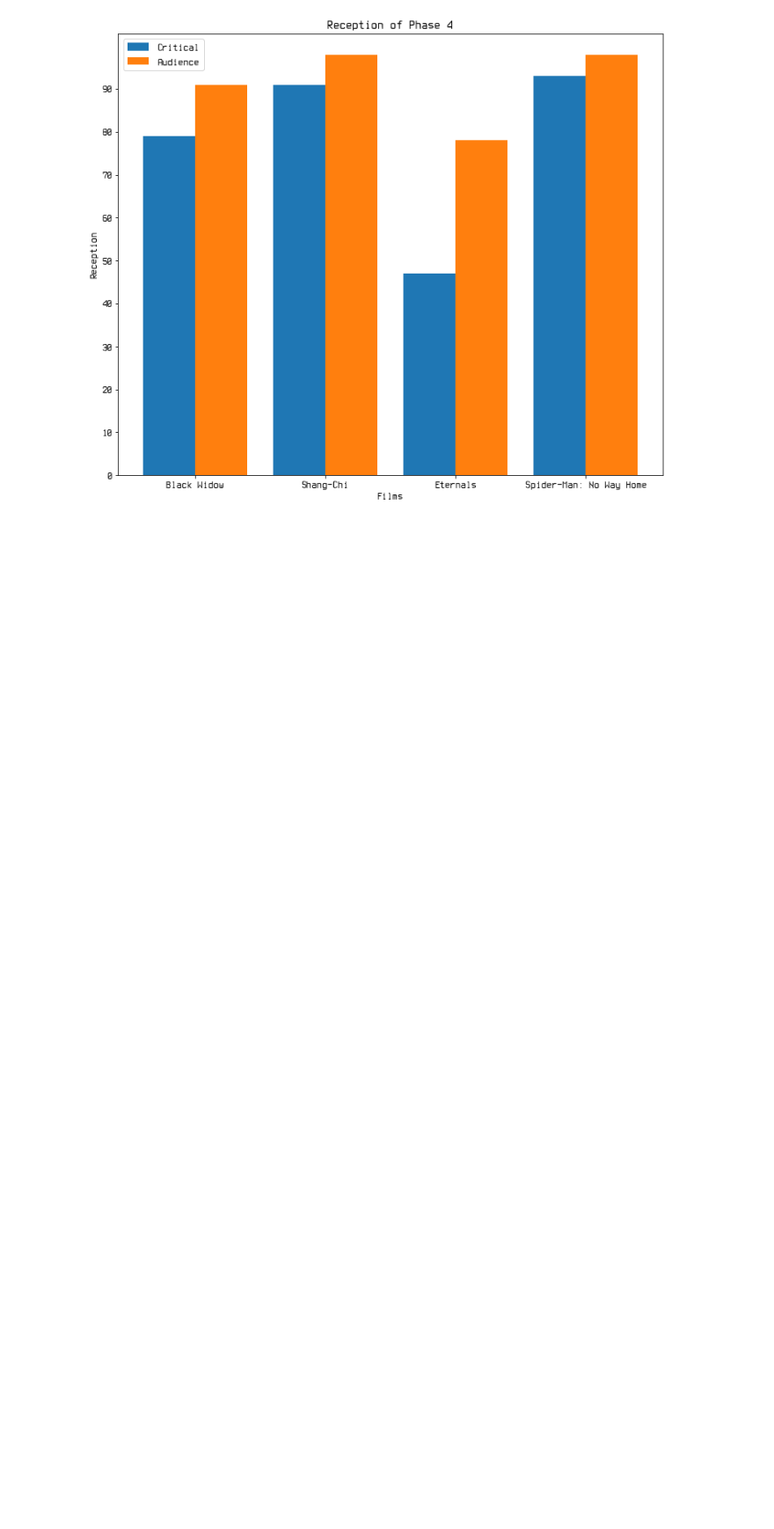
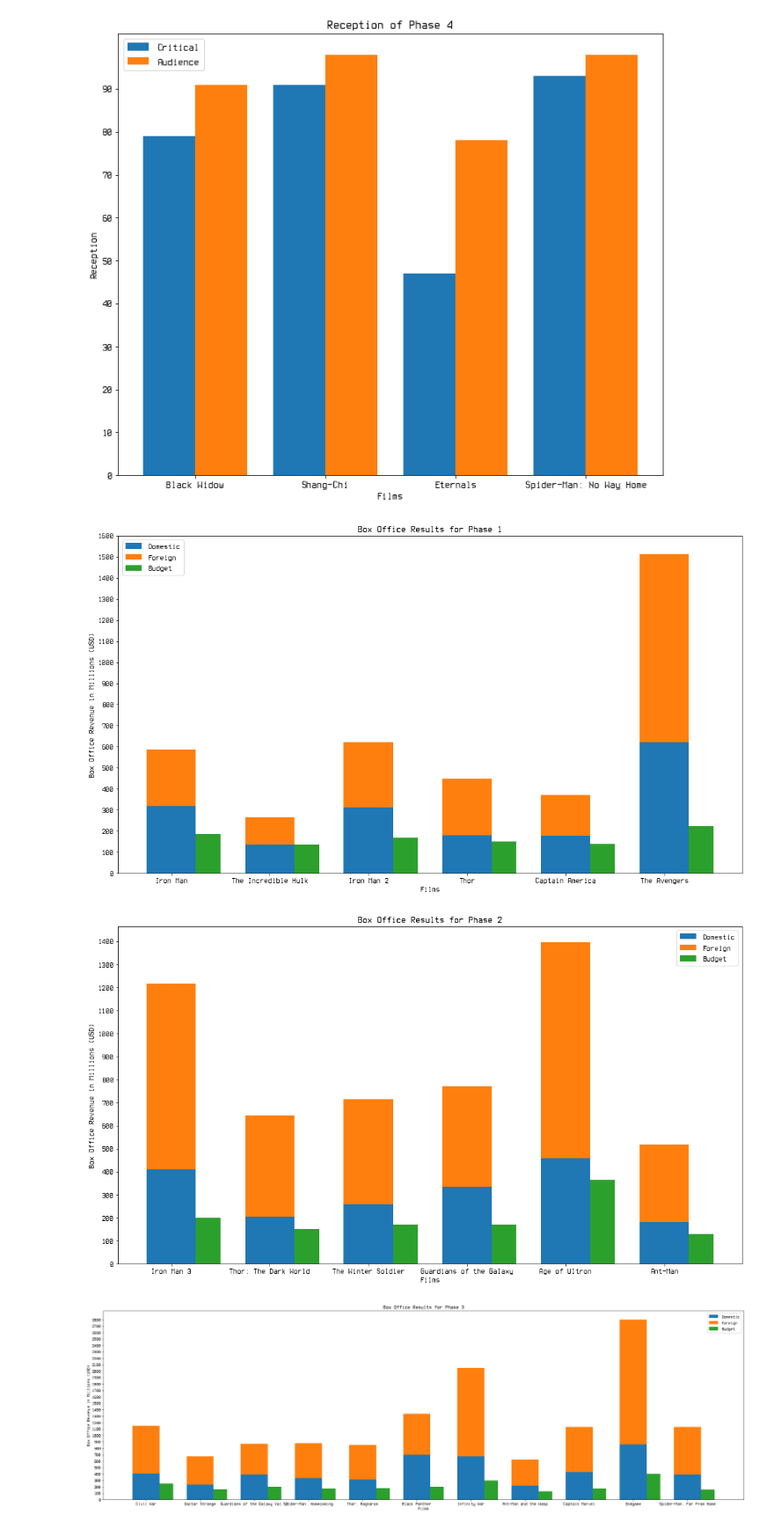
Before and after one commit to zsbrown97/Datasets, a Jupyter notebook: MCU/MCU.ipynb, the cells around one changed output. Shown at 88% size. Saved outputs shown, nothing was run; the diff lists cells and outputs as text; code cells hidden in the pictures; blank space fills up the shorter version.

```diff
--- a/MCU/MCU.ipynb
+++ b/MCU/MCU.ipynb
@@ -108,0 +86,12 @@ mcu
+# %%
+mcu['Budget'] = mcu['Budget'].replace(',','', regex=True).astype('int')*0.000001
+mcu['Opening Weekend Gross'] = mcu['Opening Weekend Gross'].replace(',','', regex=True).astype('int')*0.000001
+mcu['Domestic Gross'] = mcu['Domestic Gross'].replace(',','', regex=True).astype('int')*0.000001
+mcu['Worldwide Gross'] = mcu['Worldwide Gross'].replace(',','', regex=True).astype('int')*0.000001
+
+mcu['Budget'] = mcu['Budget'].round(decimals=2)
+mcu['Opening Weekend Gross'] = mcu['Opening Weekend Gross'].round(decimals=2)
+mcu['Domestic Gross'] = mcu['Domestic Gross'].round(decimals=2)
+mcu['Worldwide Gross'] = mcu['Worldwide Gross'].round(decimals=2)
+
+mcu
@@ -141,23 +148,33 @@ for x in np.unique([x for x in mcu['Phase']]):
 def boxoffice(x):
     phaseDf = mcu.loc[mcu['Phase'] == x]
     film = phaseDf.index.values
-    budget = phaseDf['Budget']*0.000001
-    domestic = phaseDf['Domestic Gross']*0.000001
-    worldwide = phaseDf['Worldwide Gross']*0.000001
+    budget = phaseDf['Budget']
+    domestic = phaseDf['Domestic Gross']
+    worldwide = phaseDf['Worldwide Gross']
     foreign = worldwide - domestic
     x_axis = np.arange(len(film))
-    title = 'Box Office Results for Phase '+str(x)
     plotWidth = film.size * 3
 
+
     plt.figure(figsize=(plotWidth,10))
-    plt.bar(x_axis+0.15, budget, 0.5, label = 'Budget')
+
     plt.bar(x_axis, domestic, 0.5, label = 'Domestic')
     plt.bar(x_axis, foreign, 0.5, label = 'Foreign', bottom=domestic)
+    plt.bar(x_axis+0.375, budget, 0.25, label = 'Budget')
+
 
     plt.xticks(x_axis, film)
     plt.xlabel('Films')
-    plt.ylabel('Profit')
-    plt.yticks(np.arange(0,max(worldwide + 100), 100))
-    plt.title(title)
+    plt.ylabel("Box Office Revenue in Millions (USD)")
+    plt.yticks(np.arange(0, max(worldwide + 100), 100))
+    plt.title('Box Office Results for Phase '+str(x))
     plt.legend()
+    plt.savefig('./Graphs/BoxOffice/phase'+str(x)+'boxoffice.png')
     plt.show()
+# %%
+for x in np.unique([x for x in mcu['Phase']]):
+    boxoffice(x)
+# %% [output]
+[figure, added]
+[figure, added]
+[figure, added]
```
Also changed, not shown: parts of 13 cells of this notebook, 10 other files.
